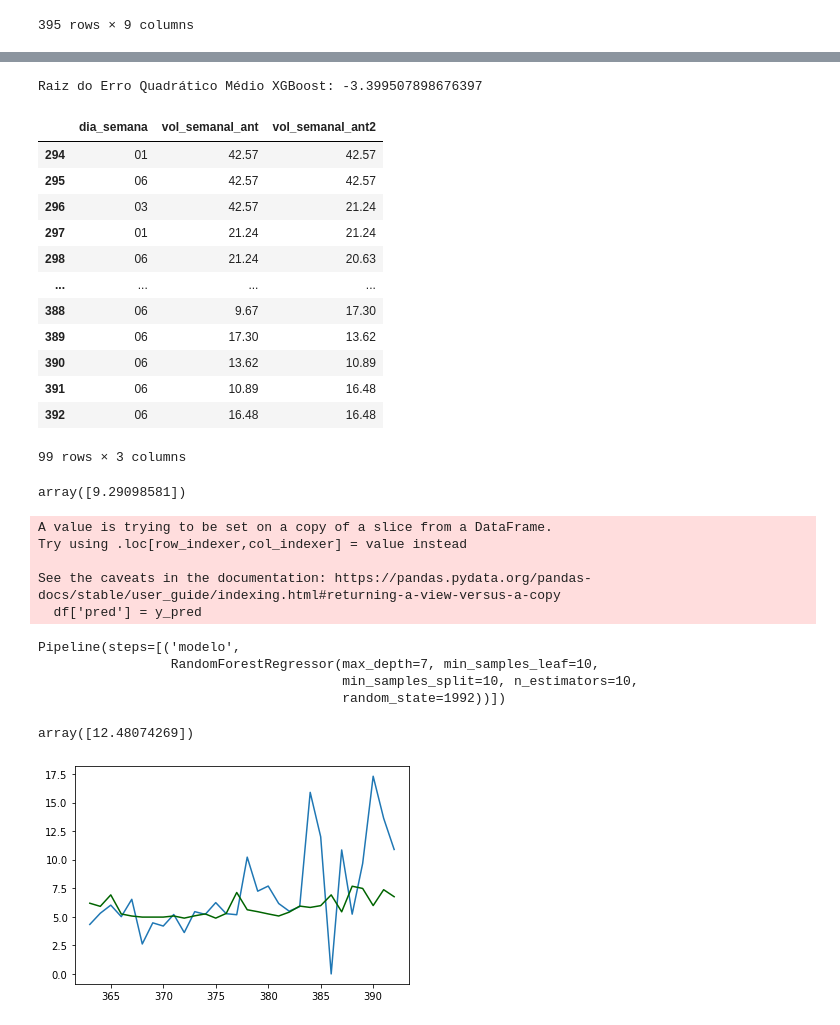
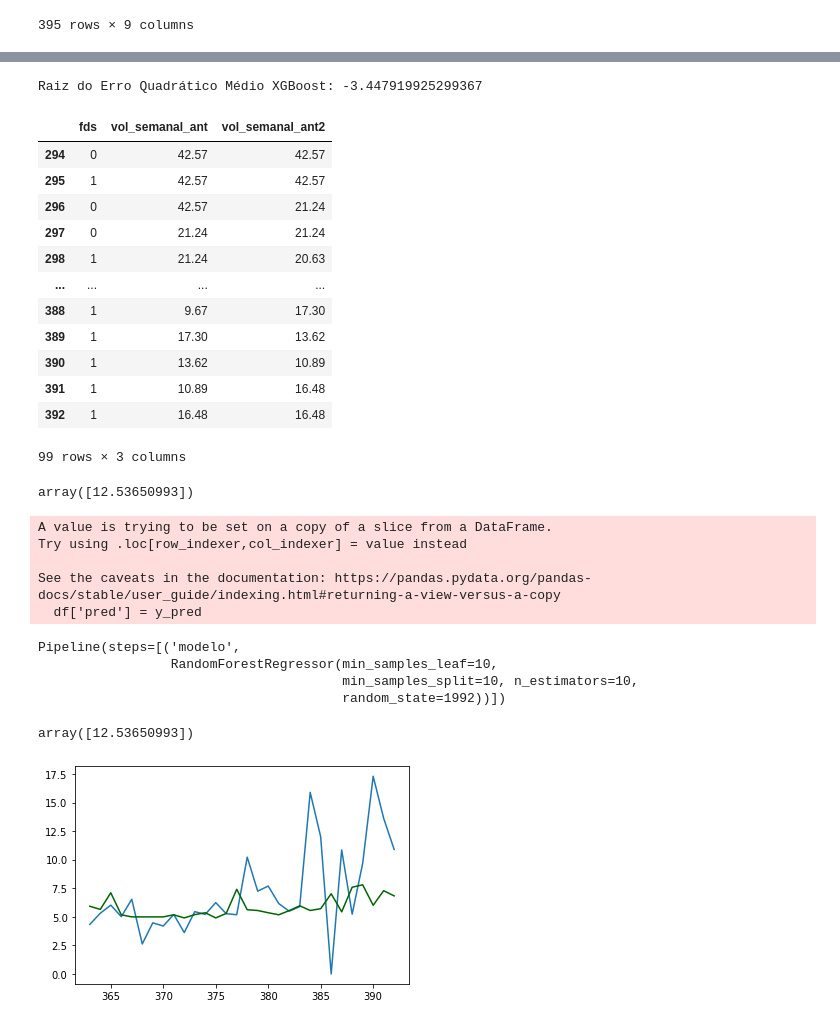
Before and after one commit to csatio/Corre, a Jupyter notebook: notebooks/corridas_postgresql.ipynb, the cells around one changed output, grey strips where cells are left out. Cells and saved outputs as stored; diff of their text form; code cells hidden in the pictures.

```diff
--- a/notebooks/corridas_postgresql.ipynb
+++ b/notebooks/corridas_postgresql.ipynb
@@ -112,9 +112,9 @@ df
 fds = []
 for row in df['dia_semana']:
     if row=='06' or row=='05':
-        fds.append(2)
+        fds.append(1)
     else:
-        fds.append(1)
+        fds.append(0)
 # %%
 df['fds'] = fds
 df
@@ -135,3 +139,0 @@ df
-# %%
-df = df[df['vol_semanal_ant2'].notna()]
-df
@@ -152,5 +140,5 @@ df
 # %%
-X_train, X_test, y_train, y_test = model_selection.train_test_split( df[['dia_semana','vol_semanal_ant','vol_semanal_ant2']],
+X_train, X_test, y_train, y_test = model_selection.train_test_split( df[['fds','vol_semanal_ant','vol_semanal_ant2']],
                                                                      df['distancia'],
                                                                      random_state=1992,
                                                                      test_size=0.25,
@@ -227,33 +215,33 @@ root_mean_squared_erro_rf = metrics.mean_squared_error( y_test, y_test_pred_rf)
 
 print( "Raiz do Erro Quadrático Médio XGBoost:", (-1) * root_mean_squared_erro_rf)
 # %% [output]
-Raiz do Erro Quadrático Médio XGBoost: -3.399507898676397
+Raiz do Erro Quadrático Médio XGBoost: -3.447919925299367
 # %%
 X_test
 # %% [output]
-|  | dia_semana | vol_semanal_ant | vol_semanal_ant2 |
-| 294 | 01 | 42.57 | 42.57 |
-| 295 | 06 | 42.57 | 42.57 |
-| 296 | 03 | 42.57 | 21.24 |
-| 297 | 01 | 21.24 | 21.24 |
-| 298 | 06 | 21.24 | 20.63 |
+|  | fds | vol_semanal_ant | vol_semanal_ant2 |
+| 294 | 0 | 42.57 | 42.57 |
+| 295 | 1 | 42.57 | 42.57 |
+| 296 | 0 | 42.57 | 21.24 |
+| 297 | 0 | 21.24 | 21.24 |
+| 298 | 1 | 21.24 | 20.63 |
 | ... | ... | ... | ... |
-| 388 | 06 | 9.67 | 17.30 |
-| 389 | 06 | 17.30 | 13.62 |
-| 390 | 06 | 13.62 | 10.89 |
-| 391 | 06 | 10.89 | 16.48 |
-| 392 | 06 | 16.48 | 16.48 |
+| 388 | 1 | 9.67 | 17.30 |
+| 389 | 1 | 17.30 | 13.62 |
+| 390 | 1 | 13.62 | 10.89 |
+| 391 | 1 | 10.89 | 16.48 |
+| 392 | 1 | 16.48 | 16.48 |
 99 rows × 3 columns
 # %%
-data = {'dia_semana': 2,
+data = {'fds': 1,
         'vol_semanal_ant': [30],
         'vol_semanal_ant2': [25]
         }
 best_model_rf.predict(pd.DataFrame(data))
 # %% [output]
-array([9.29098581])
+array([12.53650993])
 # %%
-y_pred = best_model_rf.predict(df[['dia_semana','vol_semanal_ant','vol_semanal_ant2']])
+y_pred = best_model_rf.predict(df[['fds','vol_semanal_ant','vol_semanal_ant2']])
 # %%
 df['pred'] = y_pred
 # %% [output]
@@ -271,7 +259,7 @@ with open(Pkl_Filename, 'wb') as file:
 best_model_rf
 # %% [output]
 Pipeline(steps=[('modelo',
-                 RandomForestRegressor(max_depth=7, min_samples_leaf=10,
+                 RandomForestRegressor(min_samples_leaf=10,
                                        min_samples_split=10, n_estimators=10,
                                        random_state=1992))])
 # %%
@@ -279,19 +267,19 @@ model_loaded = pickle.load(open('../model/best_model_rf.pkl', 'rb'))
 # %%
-data = {'dia_semana': '06',
+data = {'fds': 1,
         'vol_semanal_ant': [30],
         'vol_semanal_ant2': [25]
         }
 model_loaded.predict(pd.DataFrame(data))
 # %% [output]
-array([12.48074269])
+array([12.53650993])
 # %%
 import matplotlib.pyplot as plt
 # %%
-plt.plot(df.Distancia.tail(30))
+plt.plot(df.distancia.tail(30))
 plt.plot(df.pred.tail(30), color='darkgreen')
 
 
 plt.title("")
 plt.show()
 # %% [output]
-[figure, old version]
+[figure, new version]
```
Also changed, not shown: parts of 7 cells of this notebook, 1 other file.
